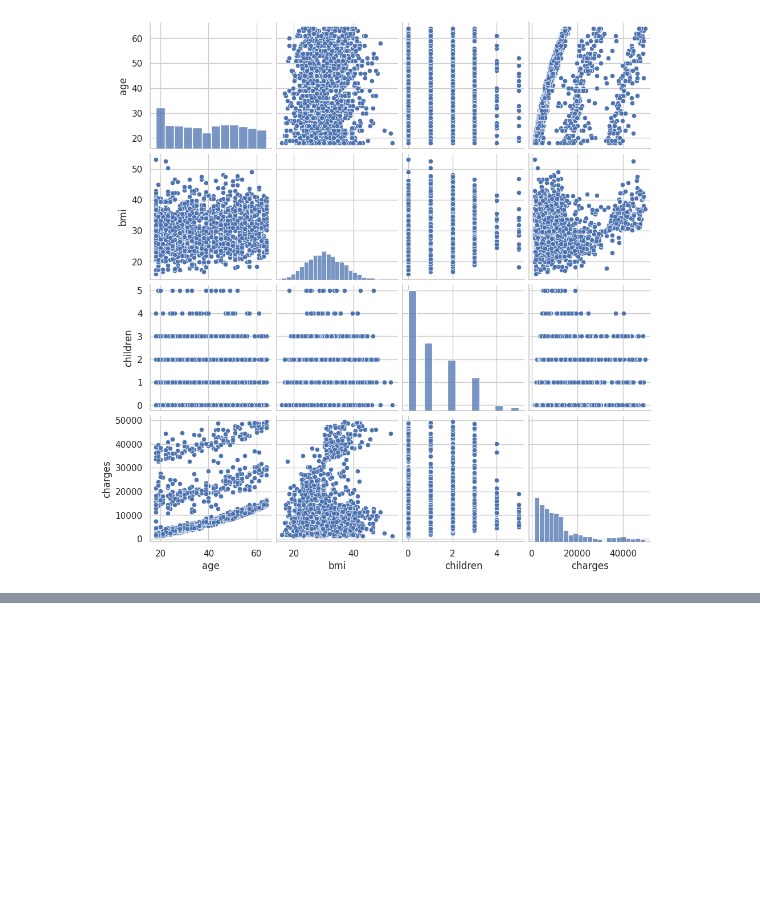
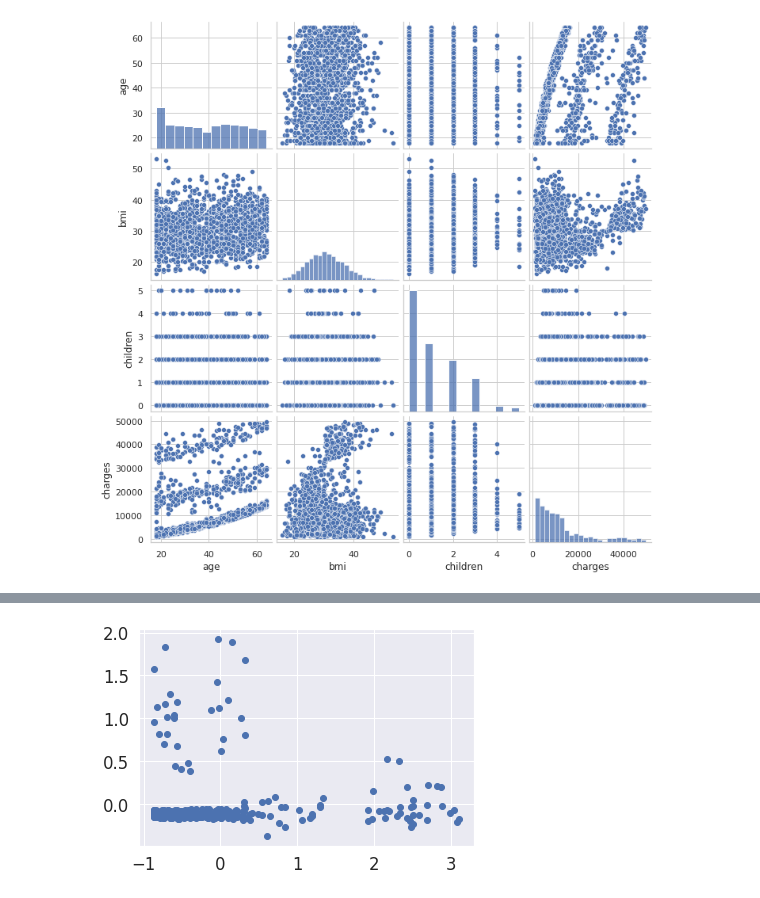
Before and after one commit to simon0820s/LecturesOnMachineLearning, a Jupyter notebook: linearRegressions/medicalExpenses/main.ipynb, the cells around one changed output, grey strips where cells are left out. Cells and saved outputs as stored; diff of their text form; code cells hidden in the pictures; blank space fills up the shorter version.

```diff
--- a/linearRegressions/medicalExpenses/main.ipynb
+++ b/linearRegressions/medicalExpenses/main.ipynb
@@ -69,0 +168,5 @@ dtype: object
+# %%
+df_second = df.copy()
+df_second['age2'] = df_second.age**2
+df_second['sobrepeso'] = (df_second.bmi >= 30).astype(int)
+df_second['sobrepeso*fumador'] = df_second.sobrepeso * df_second.smoker_yes
@@ -69,0 +175,19 @@ dtype: object
+# %%
+X_cols = ['sobrepeso*fumador', 'smoker_yes', 'age2', 'children']
+y_col = ['charges']
+
+X = df_second[X_cols].values
+y = df_second[y_col].values
+
+X_train, X_test, y_train, y_test = train_test_split(X,y)
+sc_x = StandardScaler().fit(X)
+sc_y = StandardScaler().fit(y)
+
+X_train = sc_x.transform(X_train)
+X_test = sc_x.transform(X_test)
+y_train = sc_y.transform(y_train)
+y_test = sc_y.transform(y_test)
+
+model = LinearRegression(fit_intercept=False)
+model.fit(X_train,y_train)
+y_pred = model.predict(X_test)
@@ -69,0 +205,5 @@ dtype: object
+# %%
+y_test = y_test.reshape(-1)
+
+print("==========Summary==========")
+stats.summary(model, X_test, y_test, X_cols)
@@ -69,0 +227,6 @@ dtype: object
+# %%
+residuals = np.subtract(y_test, y_pred.reshape(-1))
+plt.scatter(y_pred, residuals)
+plt.show()
+# %% [output]
+[figure, added]
```
Also changed, not shown: parts of 38 cells of this notebook.
